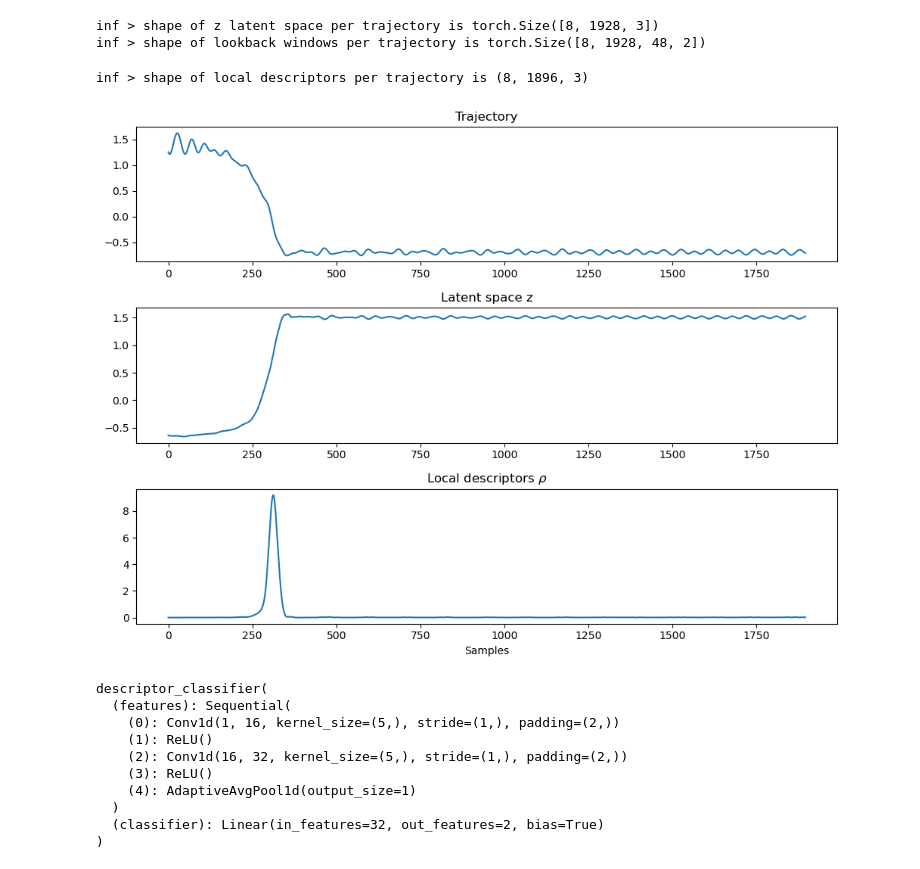
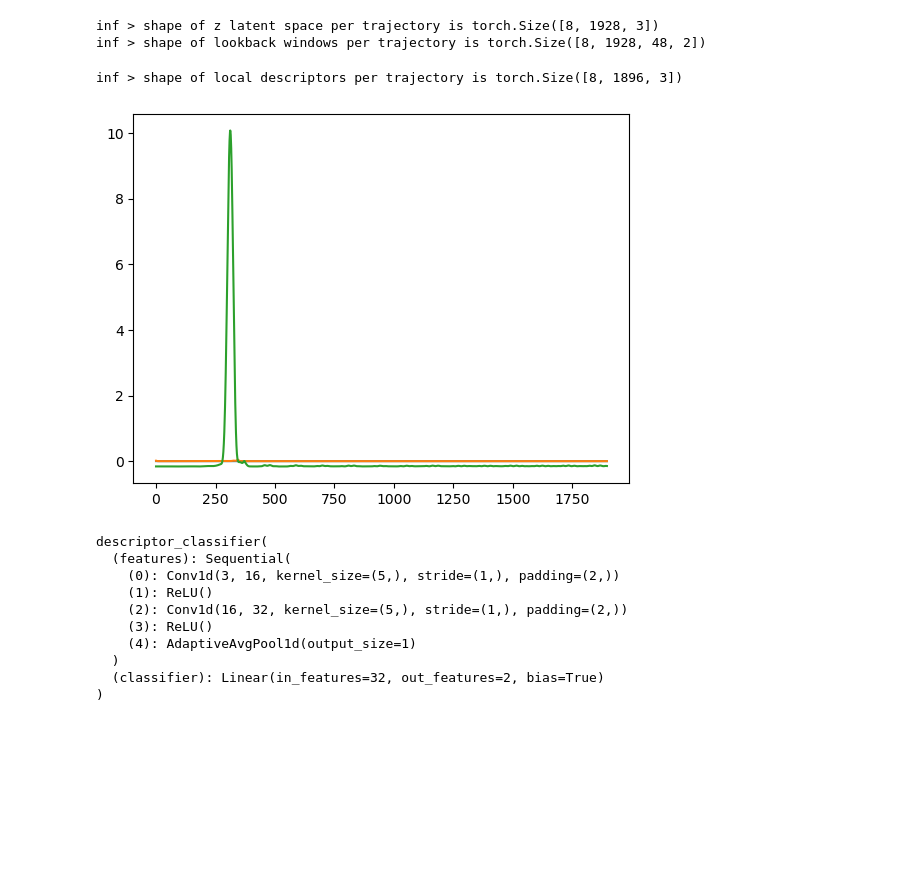
Before and after one commit to maalberg/kind, a Jupyter notebook: examples/regimes/cavity_fold/02_regime_discover.ipynb, the cells around one changed output. Cells and saved outputs as stored; diff of their text form; code cells hidden in the pictures; blank space fills up the shorter version.

```diff
--- a/examples/regimes/cavity_fold/02_regime_discover.ipynb
+++ b/examples/regimes/cavity_fold/02_regime_discover.ipynb
@@ -21,6 +21,10 @@ import matplotlib.pyplot as plt
 import kind
 import util_data
 import util_nn
+# %%
+desc_dim_all = True
+temp_lag = 5
+scaling = 0
 # %% [markdown]
 ### Read windows data
 # %%
@@ -192,5 +196,5 @@ def train_enc(back_enc, fore_enc, dataloader, nepoch=100, lag=1):
         if epoch % 20 == 0:
             print(f"epoch {epoch}, loss: {total_loss / len(dataloader):.6f}")
 # %%
-train_enc(back_enc, fore_enc, dataloader, nepoch=200, lag=10)
+train_enc(back_enc, fore_enc, dataloader, nepoch=100, lag=temp_lag)
 # %% [output]
@@ -252,38 +251,15 @@ for z in zs:
 
 descs = np.stack(descs)
 
+# --! optionally keep only certain dimensions
+if not desc_dim_all:
+    descs = descs[:, :, [2]]
+
+descs = torch.as_tensor(descs, dtype=torch.float32)
+
 print(f'inf > shape of local descriptors per trajectory is {descs.shape}')
 # %% [output]
-inf > shape of local descriptors per trajectory is (8, 1896, 3)
+inf > shape of local descriptors per trajectory is torch.Size([8, 1896, 3])
-# %%
-# --! plot local descriptors --!
-
-x = backs[0][:, -1, 1]
-x = x[desc_window_nsample:-desc_window_nsample]
-
-plt.figure(figsize=(10, 7.5))
-
-plt.subplot(3,1,1)
-plt.title('Trajectory')
-plt.plot(x)
-
-z = zs[0].detach().cpu().numpy()
-c = z[desc_window_nsample:-desc_window_nsample, 2]
-plt.subplot(3,1,2)
-plt.title('Latent space z')
-plt.plot(c)
-
-d = descs[0, :, 2]
-d = d / np.std(d)
-plt.subplot(3,1,3)
-plt.title('Local descriptors $\\rho$')
-plt.plot(d)
-plt.xlabel('Samples')
-
-plt.tight_layout()
-plt.show()
-# %% [output]
-[figure, removed]
 # %%
 # --! hepling classes and methods --!
 
@@ -355,3 +344,11 @@ class descriptor_classifier(torch.nn.Module):
+# %%
+plt.figure()
+plt.plot(descs[0, :])
+plt.show()
+
+#print(tata.shape)
+# %% [output]
+[figure, added]
 # %%
 class_window_nsample = 16
 
@@ -362,13 +359,13 @@ desc_dataloader = torch.utils.data.DataLoader(
     shuffle=False
 )
 
-desc_classifier = descriptor_classifier()
+desc_classifier = descriptor_classifier(input_ndim=descs.shape[-1])
 desc_classifier.load_state_dict(torch.load(f'{model_dir}/classifier.pth'))
 desc_classifier.eval()
 # %% [output]
 descriptor_classifier(
   (features): Sequential(
-    (0): Conv1d(1, 16, kernel_size=(5,), stride=(1,), padding=(2,))
+    (0): Conv1d(3, 16, kernel_size=(5,), stride=(1,), padding=(2,))
     (1): ReLU()
     (2): Conv1d(16, 32, kernel_size=(5,), stride=(1,), padding=(2,))
     (3): ReLU()
```
Also changed, not shown: parts of 7 cells of this notebook.
